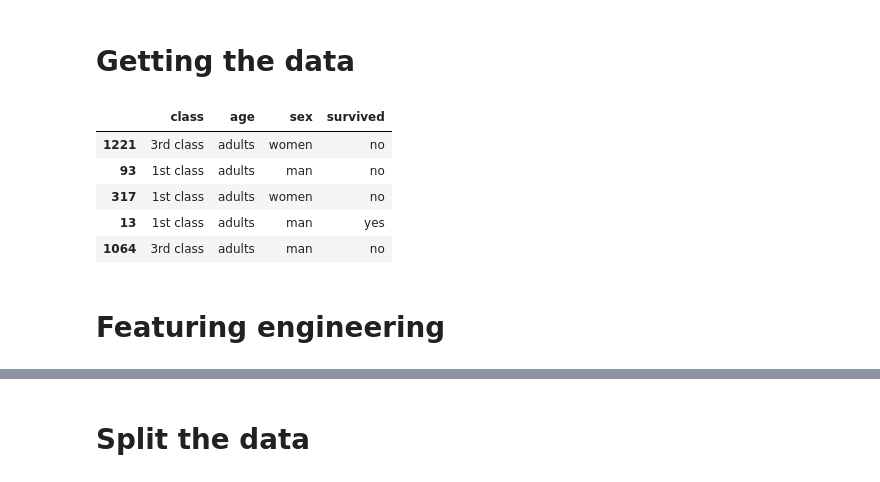
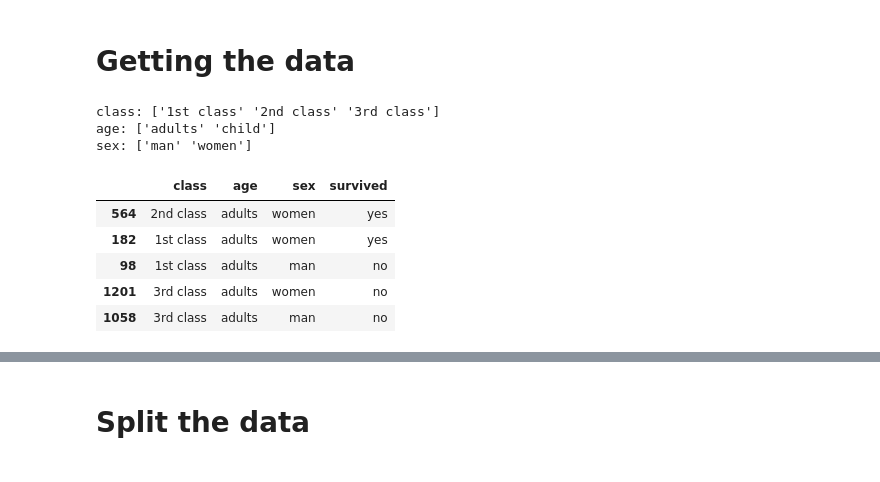
Before and after one commit to mathemaia/studies, a Jupyter notebook: Python/MachineLearning/SupervisedLearning/logistic_regression/logistic_regression.ipynb, the cells around one changed output, grey strips where cells are left out. Saved outputs shown, nothing was run; the diff lists cells and outputs as text; code cells hidden in the pictures.

```diff
--- a/Python/MachineLearning/SupervisedLearning/logistic_regression/logistic_regression.ipynb
+++ b/Python/MachineLearning/SupervisedLearning/logistic_regression/logistic_regression.ipynb
@@ -9,17 +10,22 @@ from sklearn.model_selection import train_test_split
 # Getting the data
 # %%
 # Get the data
-titanic = data('titanic')
+df = data('titanic')
+
+# unique values
+print('class: {}'.format(df['class'].unique()))
+print('age: {}'.format(df['age'].unique()))
+print('sex: {}'.format(df['sex'].unique()))
 
 # pick a random sample
-titanic.sample(5)
+display(df.sample(5))
 # %% [output]
+class: ['1st class' '2nd class' '3rd class']
+age: ['adults' 'child']
+sex: ['man' 'women']
 |  | class | age | sex | survived |
-| 1221 | 3rd class | adults | women | no |
-| 93 | 1st class | adults | man | no |
-| 317 | 1st class | adults | women | no |
-| 13 | 1st class | adults | man | yes |
-| 1064 | 3rd class | adults | man | no |
+| 564 | 2nd class | adults | women | yes |
+| 182 | 1st class | adults | women | yes |
+| 98 | 1st class | adults | man | no |
+| 1201 | 3rd class | adults | women | no |
+| 1058 | 3rd class | adults | man | no |
-# %% [markdown]
-#
-# Featuring engineering
```
Also changed, not shown: parts of 17 cells of this notebook.
